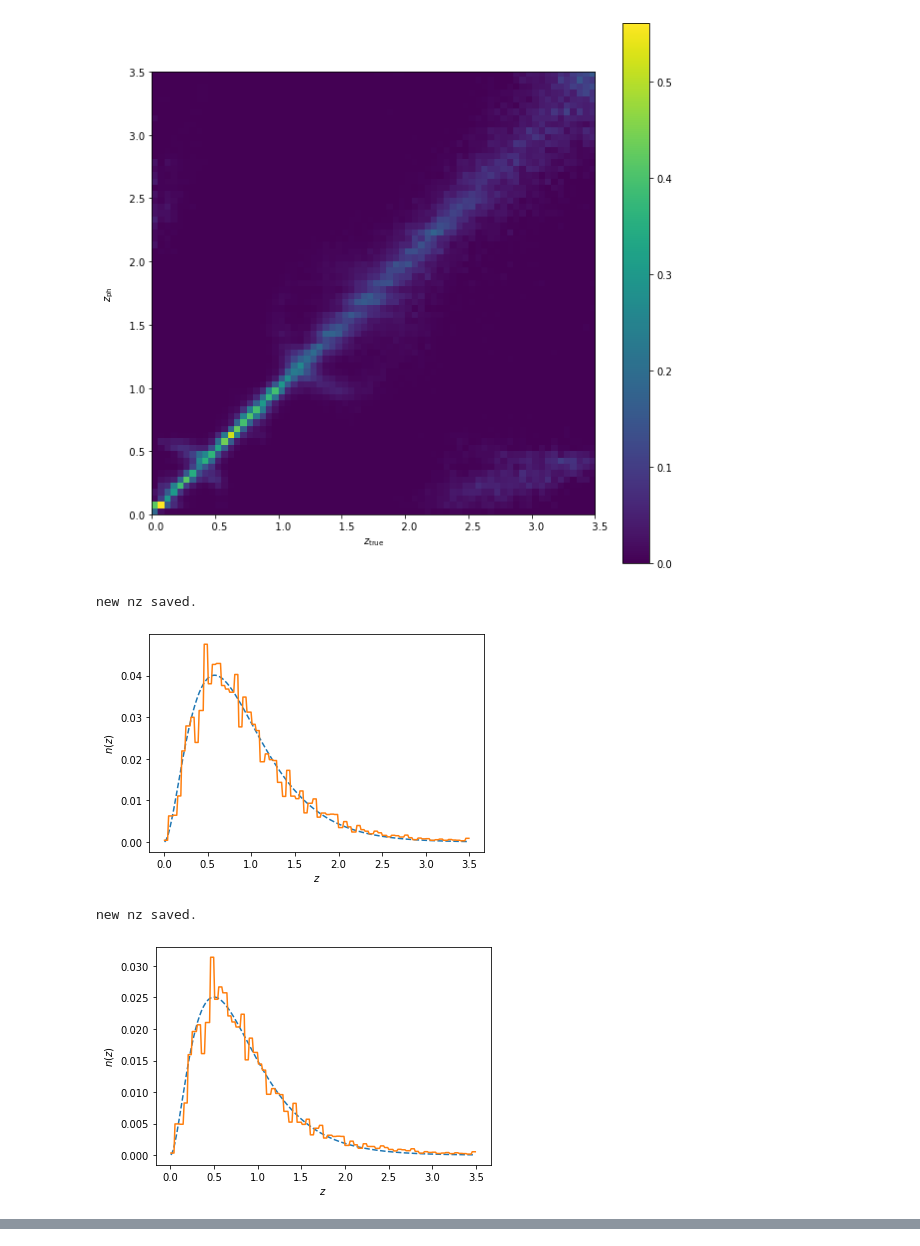
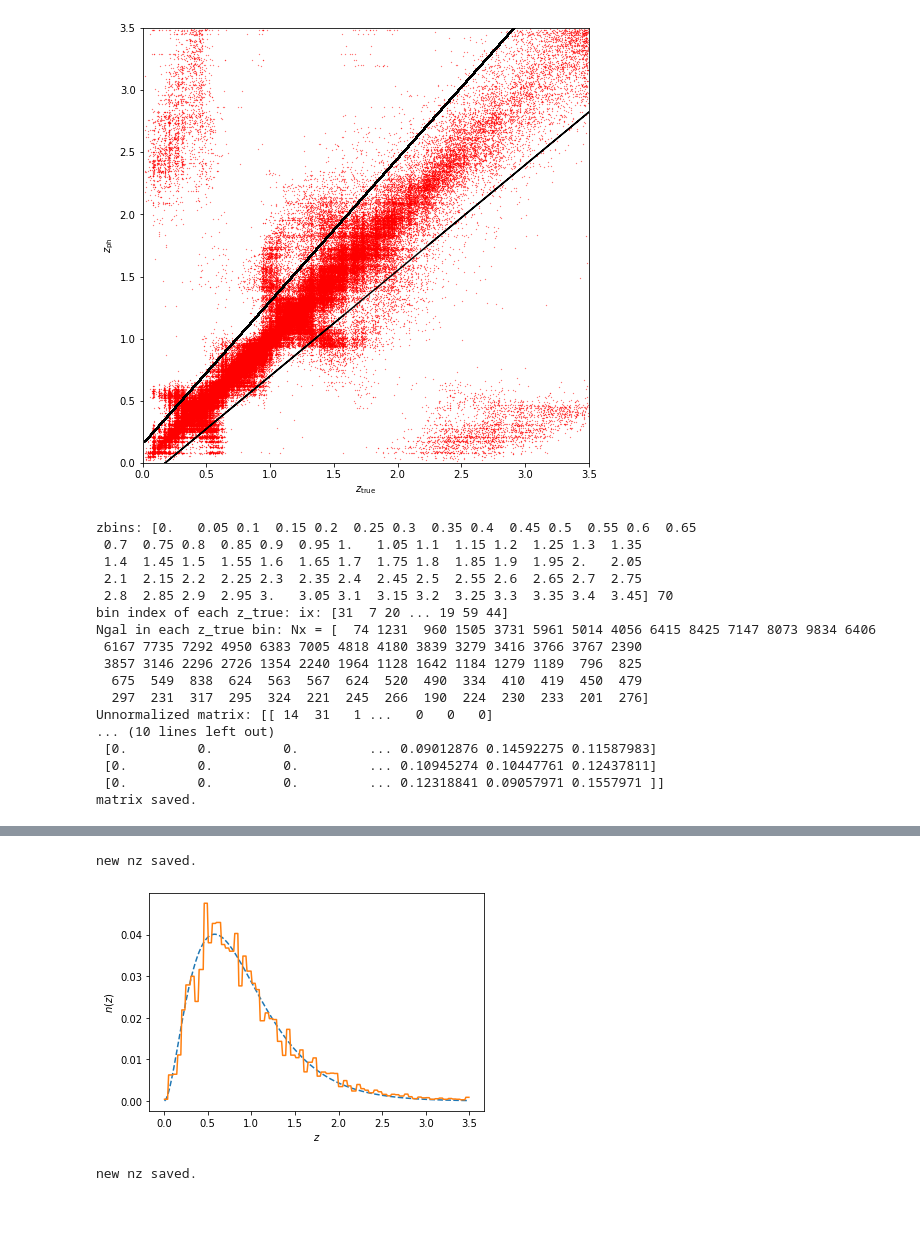
Before and after one commit to CosmoLike/LSSTxSO, a Jupyter notebook: outliers/nz-outliers.ipynb, the cells around one changed output, grey strips where cells are left out. Cells and saved outputs as stored; diff of their text form; code cells hidden in the pictures; blank space fills up the shorter version.

```diff
--- a/outliers/nz-outliers.ipynb
+++ b/outliers/nz-outliers.ipynb
@@ -130,11 +147,27 @@ matrix saved.
-# %%
-simY2.plot_mat_norm(mat_norm)
-# %% [output]
-[figure, removed]
-# %%
-simY2.convert_nz(mat_norm,toconvert_files)
-# %% [output]
-new nz saved.
-[figure, removed]
-new nz saved.
-[figure, removed]
+# %%
+simY2.plot_scatter()
+mat_norm = simY2.get_stochastic_mat(mat_file=mat_file)
+simY2.plot_mat_norm(mat_norm)
+simY2.convert_nz(mat_norm,toconvert_files)
+mat_norm_ext = simY2.get_stochastic_mat_ext(mat_file=mat_file[:-4]+'_ext.txt')
+simY2.plot_mat_norm(mat_norm_ext)
+simY2.convert_nz(mat_norm,toconvert_files,'ext')
+# %% [output]
+[figure, added]
+zbins: [0.   0.05 0.1  0.15 0.2  0.25 0.3  0.35 0.4  0.45 0.5  0.55 0.6  0.65
+ 0.7  0.75 0.8  0.85 0.9  0.95 1.   1.05 1.1  1.15 1.2  1.25 1.3  1.35
+ 1.4  1.45 1.5  1.55 1.6  1.65 1.7  1.75 1.8  1.85 1.9  1.95 2.   2.05
+ 2.1  2.15 2.2  2.25 2.3  2.35 2.4  2.45 2.5  2.55 2.6  2.65 2.7  2.75
+ 2.8  2.85 2.9  2.95 3.   3.05 3.1  3.15 3.2  3.25 3.3  3.35 3.4  3.45] 70
+bin index of each z_true: ix: [31  7 20 ... 19 59 44]
+Ngal in each z_true bin: Nx = [  74 1231  960 1505 3731 5961 5014 4056 6415 8425 7147 8073 9834 6406
+ 6167 7735 7292 4950 6383 7005 4818 4180 3839 3279 3416 3766 3767 2390
+ 3857 3146 2296 2726 1354 2240 1964 1128 1642 1184 1279 1189  796  825
+  675  549  838  624  563  567  624  520  490  334  410  419  450  479
+  297  231  317  295  324  221  245  266  190  224  230  233  201  276]
+Unnormalized matrix: [[ 14  31   1 ...   0   0   0]
+... (10 lines left out)
+ [0.         0.         0.         ... 0.09012876 0.14592275 0.11587983]
+ [0.         0.         0.         ... 0.10945274 0.10447761 0.12437811]
+ [0.         0.         0.         ... 0.12318841 0.09057971 0.1557971 ]]
+matrix saved.
@@ -140,0 +175,3 @@ new nz saved.
+new nz saved.
+[figure, added]
+new nz saved.
```
Also changed, not shown: parts of 5 cells of this notebook, 6 other files.
